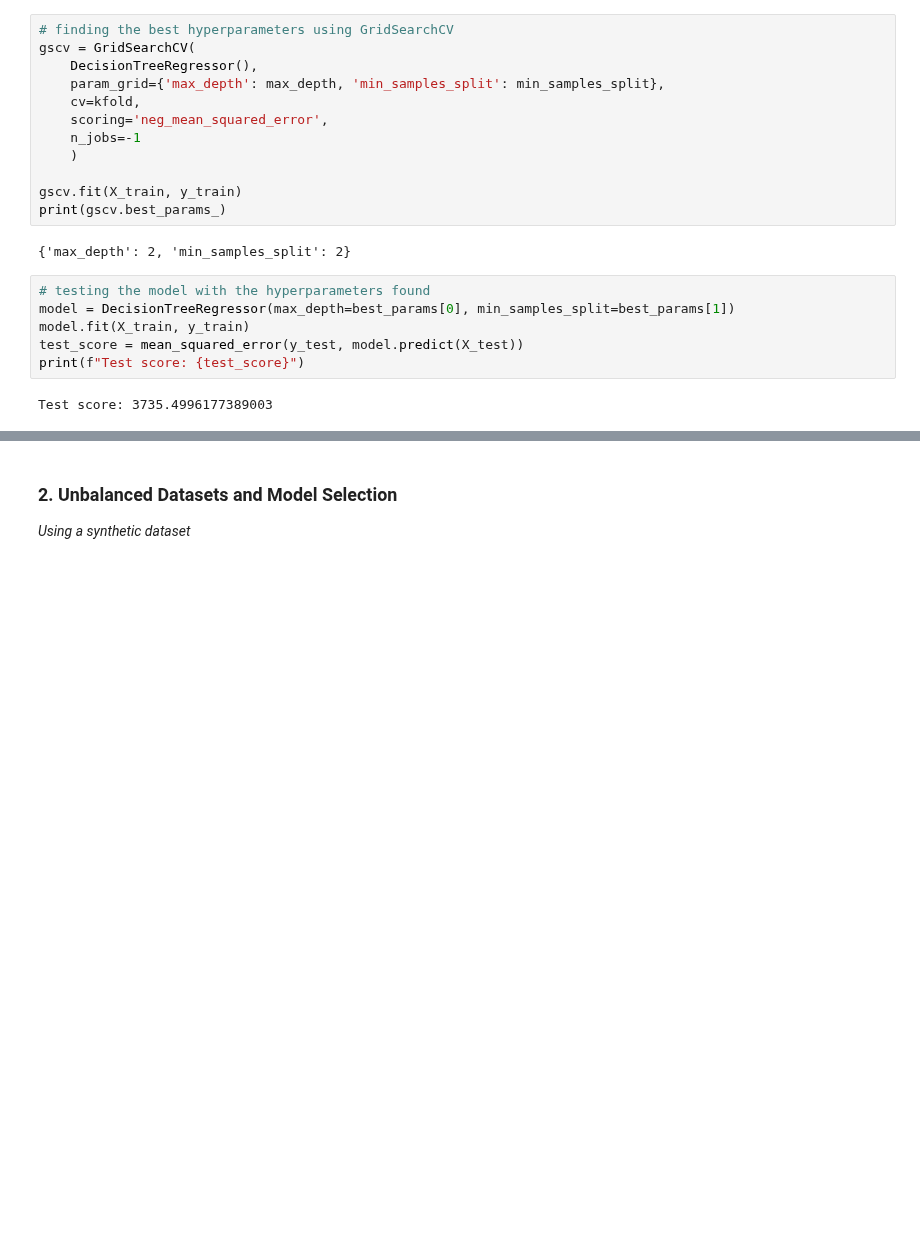
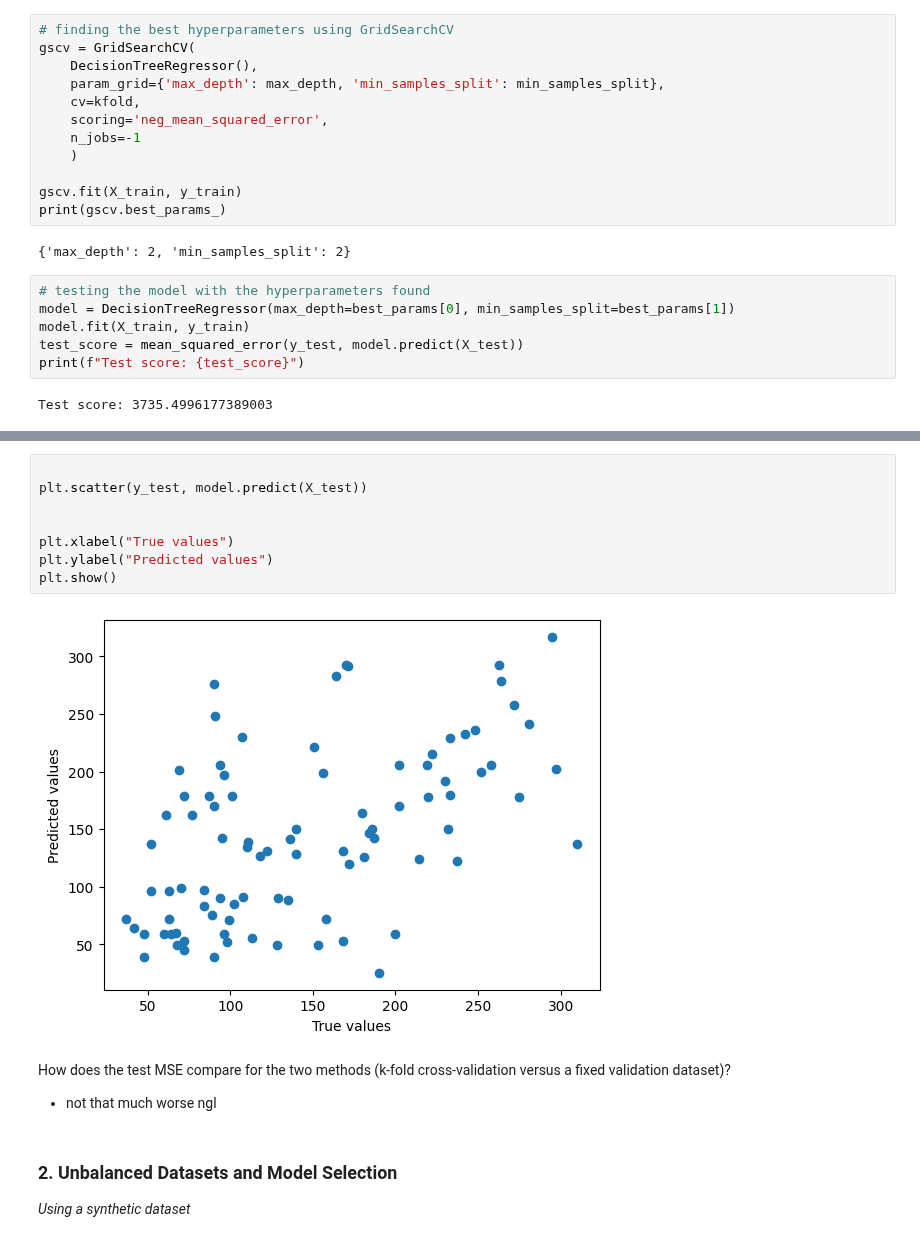
Before and after one commit to vhrollo/3-semester, a Jupyter notebook: INF264/homework/homework3.ipynb, the cells around one changed output, grey strips where cells are left out. Saved outputs shown, nothing was run; the diff lists cells and outputs as text; blank space fills up the shorter version.

```diff
--- a/INF264/homework/homework3.ipynb
+++ b/INF264/homework/homework3.ipynb
@@ -95,3 +111,18 @@ Test score: 3735.4996177389003
+# %%
+
+plt.scatter(y_test, model.predict(X_test))
+
+
+plt.xlabel("True values")
+plt.ylabel("Predicted values")
+plt.show()
+# %% [output]
+[figure, added]
+# %% [markdown]
+How does the test MSE compare for the two methods (k-fold cross-validation versus a fixed
+validation dataset)?
+
+- not that much worse ngl
 # %% [markdown]
 ### 2. Unbalanced Datasets and Model Selection
 *Using a synthetic dataset*
```
Also changed, not shown: parts of 4 cells of this notebook, 1 other file.
